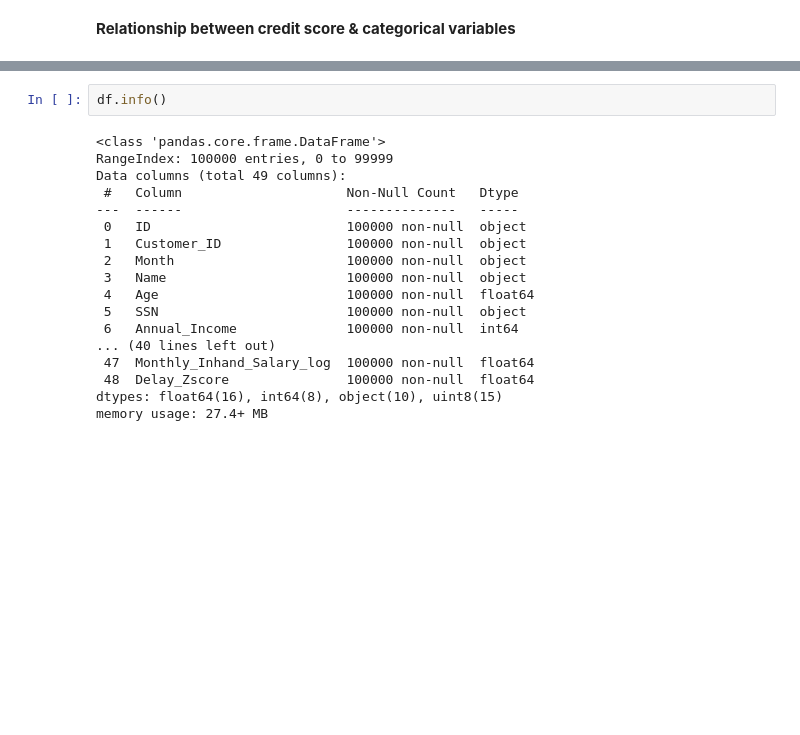
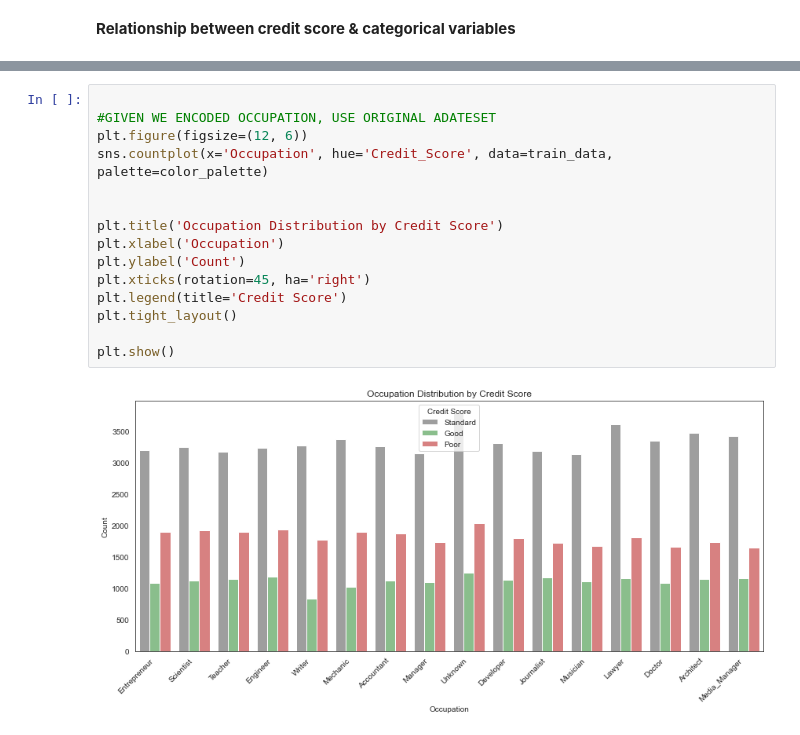
Before and after one commit to Yashsethi24/Credit_Score_Prediction, a Jupyter notebook: Notebooks/EDA_Credit_score_classification.ipynb, the cells around one changed output, grey strips where cells are left out. Cells and saved outputs as stored; diff of their text form; blank space fills up the shorter version.

```diff
--- a/Notebooks/EDA_Credit_score_classification.ipynb
+++ b/Notebooks/EDA_Credit_score_classification.ipynb
@@ -1299,20 +1308,17 @@ for col in categorical_cols:
-# %%
-df.info()
-# %% [output]
-<class 'pandas.core.frame.DataFrame'>
-RangeIndex: 100000 entries, 0 to 99999
-Data columns (total 49 columns):
- #   Column                     Non-Null Count   Dtype
----  ------                     --------------   -----
- 0   ID                         100000 non-null  object
- 1   Customer_ID                100000 non-null  object
- 2   Month                      100000 non-null  object
- 3   Name                       100000 non-null  object
- 4   Age                        100000 non-null  float64
- 5   SSN                        100000 non-null  object
- 6   Annual_Income              100000 non-null  int64
-... (40 lines left out)
- 47  Monthly_Inhand_Salary_log  100000 non-null  float64
- 48  Delay_Zscore               100000 non-null  float64
-dtypes: float64(16), int64(8), object(10), uint8(15)
-memory usage: 27.4+ MB
+# %%
+
+#GIVEN WE ENCODED OCCUPATION, USE ORIGINAL ADATESET
+plt.figure(figsize=(12, 6))
+sns.countplot(x='Occupation', hue='Credit_Score', data=train_data, palette=color_palette)
+
+
+plt.title('Occupation Distribution by Credit Score')
+plt.xlabel('Occupation')
+plt.ylabel('Count')
+plt.xticks(rotation=45, ha='right')
+plt.legend(title='Credit Score')
+plt.tight_layout()
+
+plt.show()
+# %% [output]
+[figure, added]
```
Also changed, not shown: parts of 2 cells of this notebook.
